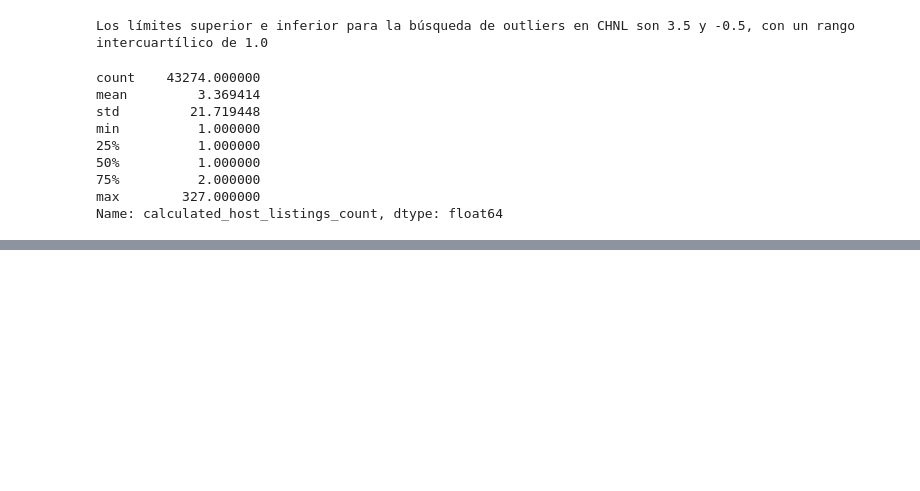
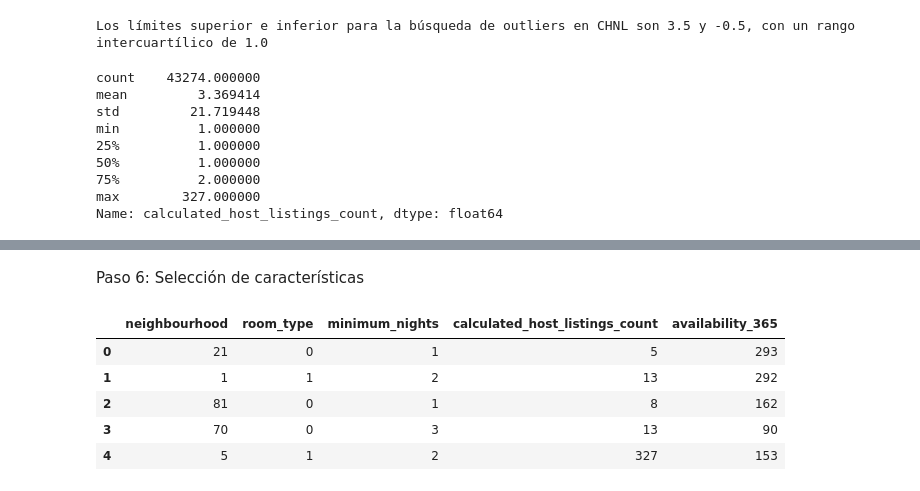
Before and after one commit to VonHyde/machine-learning-python-template, a Jupyter notebook: src/explore.ipynb, the cells around one changed output, grey strips where cells are left out. Drawn from its saved outputs; the diff is of its cells as text; code cells hidden in the pictures; blank space fills up the shorter version.

```diff
--- a/src/explore.ipynb
+++ b/src/explore.ipynb
@@ -332,0 +411,20 @@ total_data = total_data[total_data["calculated_host_listings_count"] > 4]
+# %% [markdown]
+Paso 6: Selección de características
+# %%
+from sklearn.feature_selection import f_classif, SelectKBest
+
+# Con un valor de k = 5 queremos decir implícitamente que queremos eliminar 2 características del conjunto de datos
+selection_model = SelectKBest(f_classif, k = 5)
+selection_model.fit(X_train, y_train)
+ix = selection_model.get_support()
+X_train_sel = pd.DataFrame(selection_model.transform(X_train), columns = X_train.columns.values[ix])
+X_test_sel = pd.DataFrame(selection_model.transform(X_test), columns = X_test.columns.values[ix])
+
+X_train_sel.head()
+# %% [output]
+|  | neighbourhood | room_type | minimum_nights | calculated_host_listings_count | availability_365 |
+| 0 | 21 | 0 | 1 | 5 | 293 |
+| 1 | 1 | 1 | 2 | 13 | 292 |
+| 2 | 81 | 0 | 1 | 8 | 162 |
+| 3 | 70 | 0 | 3 | 13 | 90 |
+| 4 | 5 | 1 | 2 | 327 | 153 |
```
Also changed, not shown: parts of 13 cells of this notebook, 2 other files.
